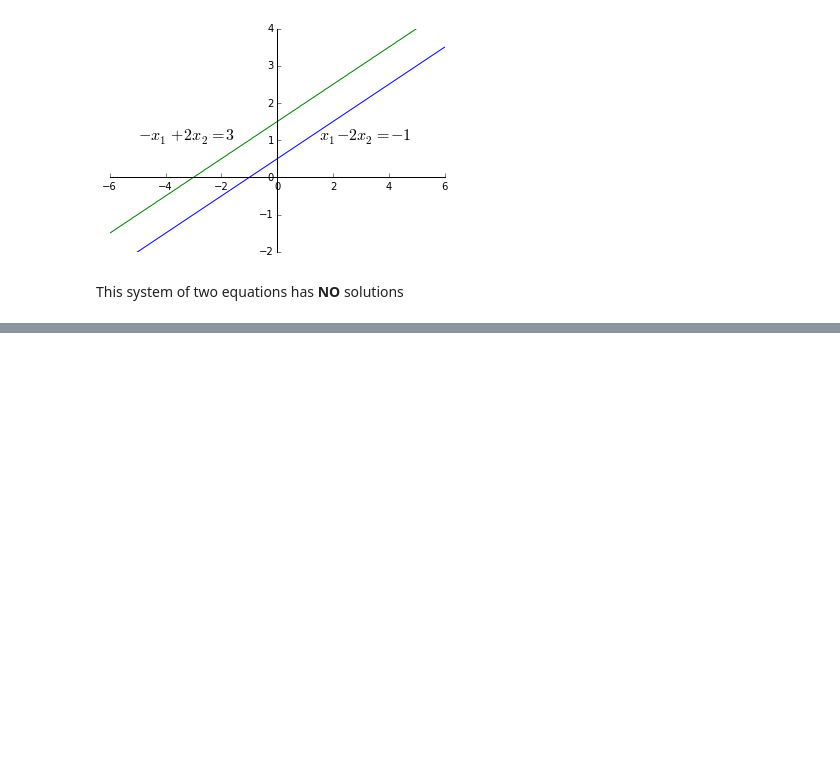
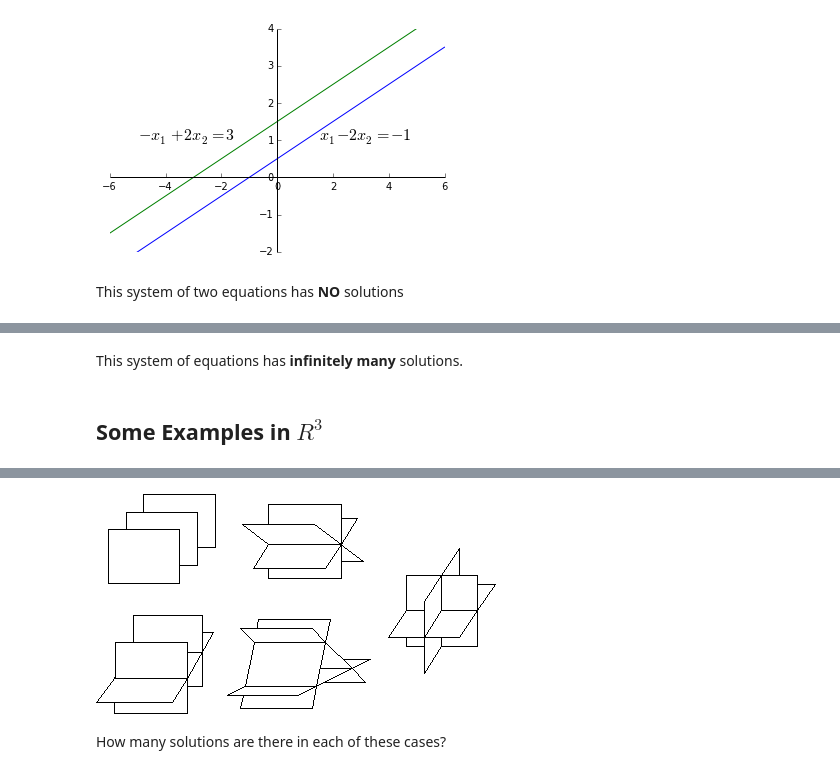
Before and after one commit to mcrovella/CS132-Geometric-Algorithms, a Jupyter notebook: L1 Linear Equations.ipynb, the cells around one changed output, grey strips where cells are left out. Cells and saved outputs as stored; diff of their text form; code cells hidden in the pictures; blank space fills up the shorter version.

```diff
--- a/L1 Linear Equations.ipynb
+++ b/L1 Linear Equations.ipynb
@@ -82,0 +117,8 @@ This system of two equations has __NO__ solutions
+# %% [markdown]
+This system of equations has __infinitely many__ solutions.
+# %% [markdown]
+## Some Examples in $R^3$
+# %%
+hide_code_in_slideshow()
+Image("Pic_3-planes.png")
+# %% [output]
@@ -82,0 +126,3 @@ This system of two equations has __NO__ solutions
+[figure, added]
+# %% [markdown]
+How many solutions are there in each of these cases?
```
Also changed, not shown: parts of 9 cells of this notebook.
